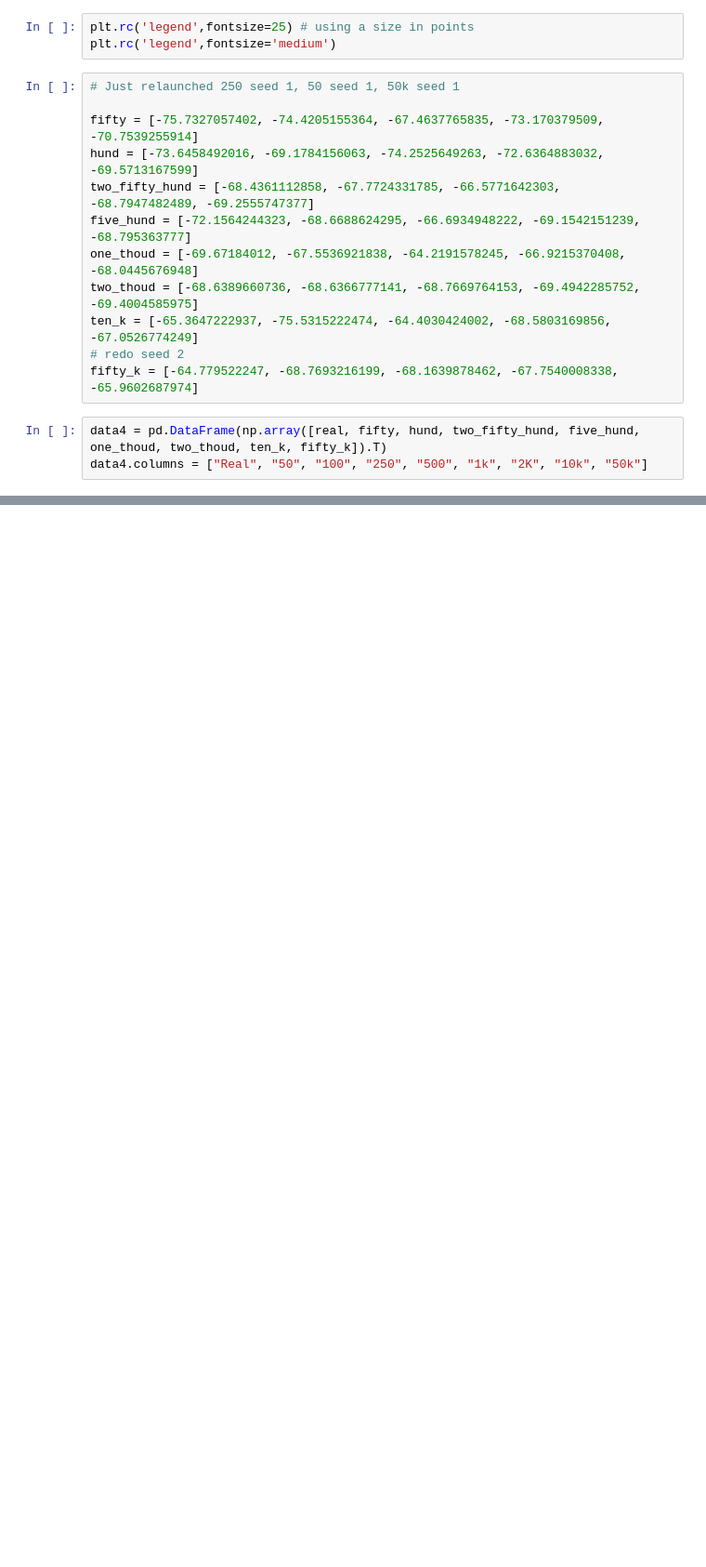
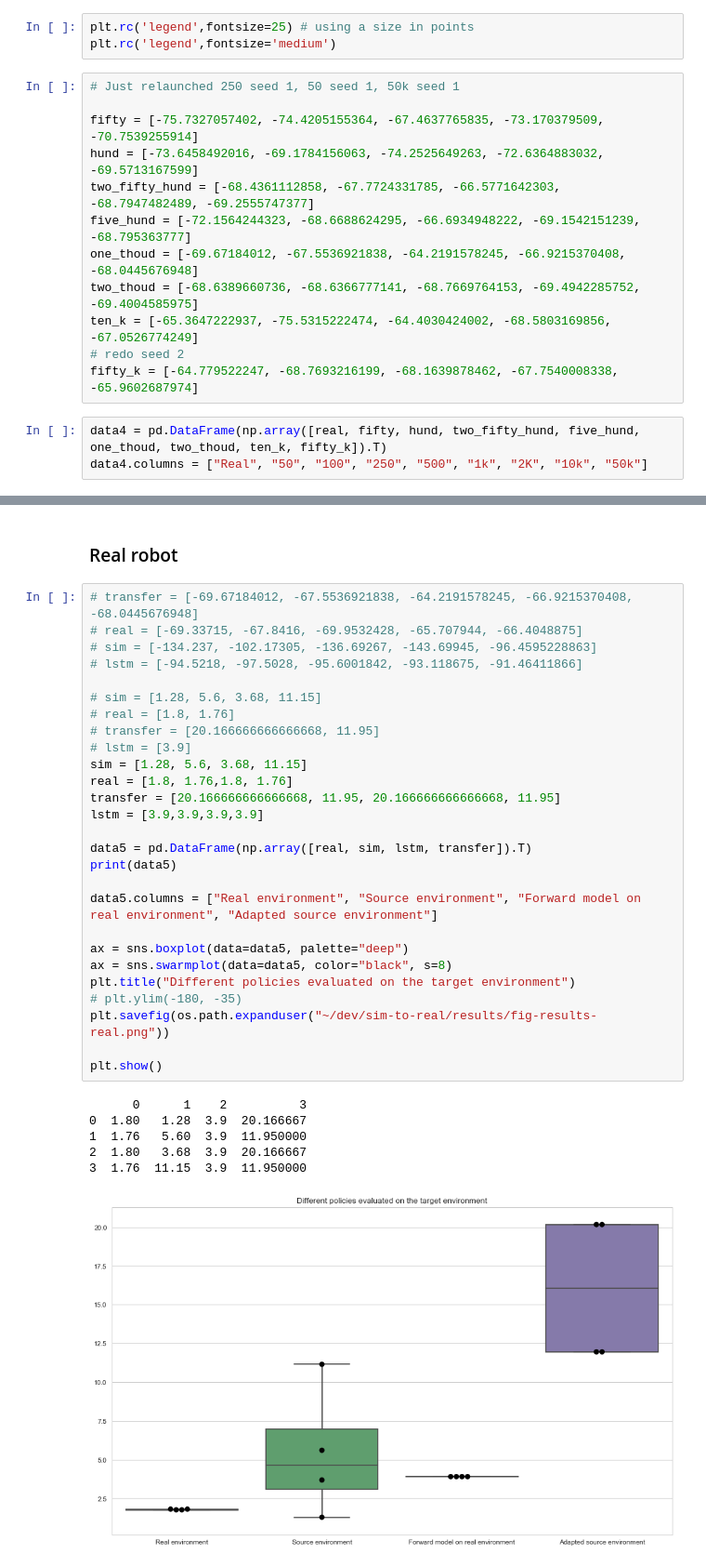
Before and after one commit to aalitaiga/sim-to-real, a Jupyter notebook: scripts/Plot.ipynb, the cells around one changed output, grey strips where cells are left out. Shown at 93% size. Drawn from its saved outputs; the diff is of its cells as text; blank space fills up the shorter version.

Commit message:
aded real resultsø

```diff
--- a/scripts/Plot.ipynb
+++ b/scripts/Plot.ipynb
@@ -121,0 +122,36 @@ plt.show()
+# %% [markdown]
+### Real robot
+# %%
+# transfer = [-69.67184012, -67.5536921838, -64.2191578245, -66.9215370408, -68.0445676948]
+# real = [-69.33715, -67.8416, -69.9532428, -65.707944, -66.4048875]
+# sim = [-134.237, -102.17305, -136.69267, -143.69945, -96.4595228863]
+# lstm = [-94.5218, -97.5028, -95.6001842, -93.118675, -91.46411866]
+
+# sim = [1.28, 5.6, 3.68, 11.15]
+# real = [1.8, 1.76]
+# transfer = [20.166666666666668, 11.95]
+# lstm = [3.9]
+sim = [1.28, 5.6, 3.68, 11.15]
+real = [1.8, 1.76,1.8, 1.76]
+transfer = [20.166666666666668, 11.95, 20.166666666666668, 11.95]
+lstm = [3.9,3.9,3.9,3.9]
+
+data5 = pd.DataFrame(np.array([real, sim, lstm, transfer]).T)
+print(data5)
+
+data5.columns = ["Real environment", "Source environment", "Forward model on real environment", "Adapted source environment"]
+
+ax = sns.boxplot(data=data5, palette="deep")
+ax = sns.swarmplot(data=data5, color="black", s=8)
+plt.title("Different policies evaluated on the target environment")
+# plt.ylim(-180, -35)
+plt.savefig(os.path.expanduser("~/dev/sim-to-real/results/fig-results-real.png"))
+
+plt.show()
+# %% [output]
+      0      1    2          3
+0  1.80   1.28  3.9  20.166667
+1  1.76   5.60  3.9  11.950000
+2  1.80   3.68  3.9  20.166667
+3  1.76  11.15  3.9  11.950000
+[figure, added]
```
Also changed, not shown: parts of 2 cells of this notebook, 3 other files.
